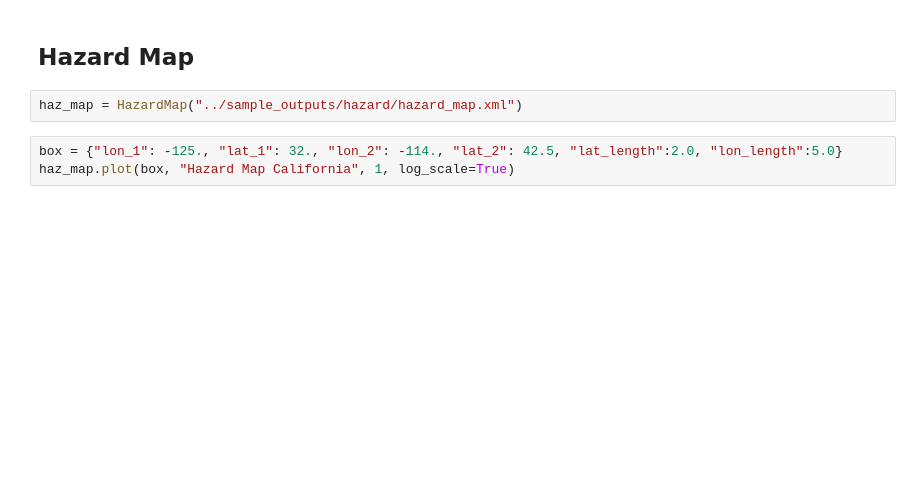
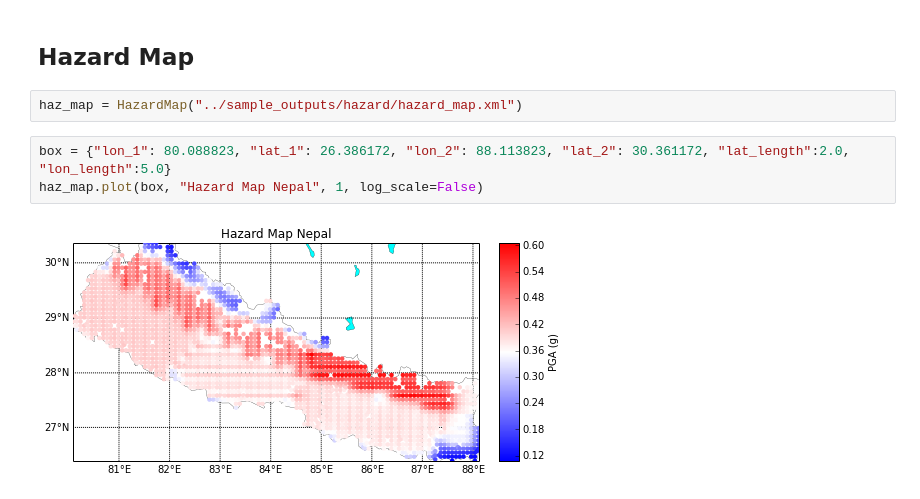
Before and after one commit to GEMScienceTools/rmtk, a Jupyter notebook: rmtk/plotting/hazard_outputs/hazard_output_plotting.ipynb, the cells around one changed output. Drawn from its saved outputs; the diff is of its cells as text; blank space fills up the shorter version.

```diff
--- a/rmtk/plotting/hazard_outputs/hazard_output_plotting.ipynb
+++ b/rmtk/plotting/hazard_outputs/hazard_output_plotting.ipynb
@@ -27,5 +47,7 @@ uhs.plot(0)
 # %%
 haz_map = HazardMap("../sample_outputs/hazard/hazard_map.xml")
 # %%
-box = {"lon_1": -125., "lat_1": 32., "lon_2": -114., "lat_2": 42.5, "lat_length":2.0, "lon_length":5.0}
-haz_map.plot(box, "Hazard Map California", 1, log_scale=True)
+box = {"lon_1": 80.088823, "lat_1": 26.386172, "lon_2": 88.113823, "lat_2": 30.361172, "lat_length":2.0, "lon_length":5.0}
+haz_map.plot(box, "Hazard Map Nepal", 1, log_scale=False)
+# %% [output]
+[figure, added]
```
Also changed, not shown: parts of 7 cells of this notebook, 5 other files.
